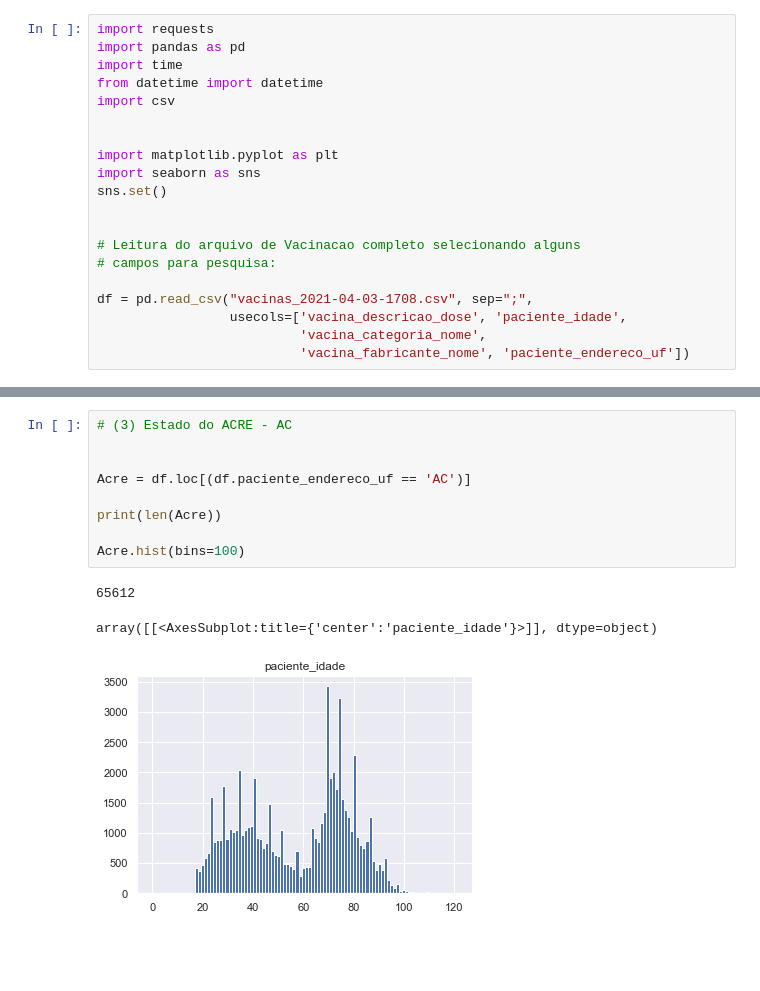
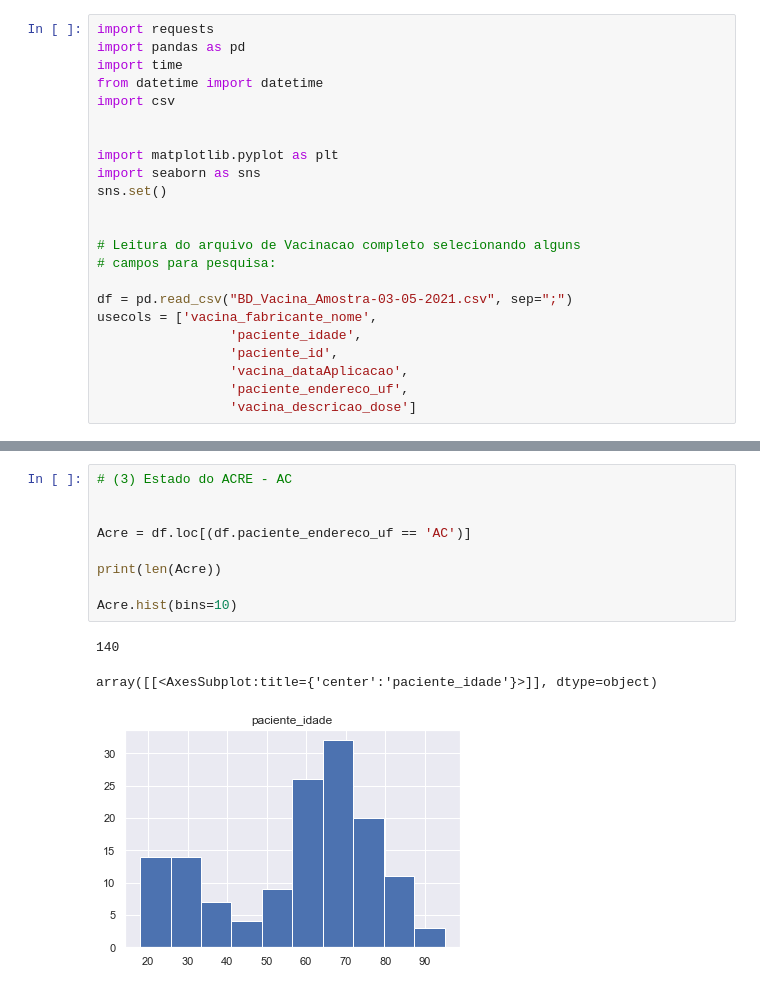
Before and after one commit to nubia-mp1211/Projeto-Final, a Jupyter notebook: Vacinas-Regiao-NORTE.ipynb, the cells around one changed output, grey strips where cells are left out. Cells and saved outputs as stored; diff of their text form; blank space fills up the shorter version.

```diff
--- a/Vacinas-Regiao-NORTE.ipynb
+++ b/Vacinas-Regiao-NORTE.ipynb
@@ -14,7 +17,10 @@ sns.set()
 # Leitura do arquivo de Vacinacao completo selecionando alguns
 # campos para pesquisa:
 
-df = pd.read_csv("vacinas_2021-04-03-1708.csv", sep=";",
-                 usecols=['vacina_descricao_dose', 'paciente_idade',
-                          'vacina_categoria_nome',
-                          'vacina_fabricante_nome', 'paciente_endereco_uf'])
+df = pd.read_csv("BD_Vacina_Amostra-03-05-2021.csv", sep=";")
+usecols = ['vacina_fabricante_nome',
+                 'paciente_idade',
+                 'paciente_id',
+                 'vacina_dataAplicacao',
+                 'paciente_endereco_uf',
+                 'vacina_descricao_dose']
@@ -55,16 +63,16 @@ array([[<AxesSubplot:title={'center':'paciente_idade'}>]], dtype=object)
 # %%
 # (3) Estado do ACRE - AC
 
 
 Acre = df.loc[(df.paciente_endereco_uf == 'AC')]
 
 print(len(Acre))
 
-Acre.hist(bins=100)
+Acre.hist(bins=10)
 # %% [output]
-65612
+140
 array([[<AxesSubplot:title={'center':'paciente_idade'}>]], dtype=object)
-[figure, old version]
+[figure, new version]
 # %%
 # (4) Estado do RONDÔNIA - RO
 
```
Also changed, not shown: parts of 11 cells of this notebook, 1 other file.
